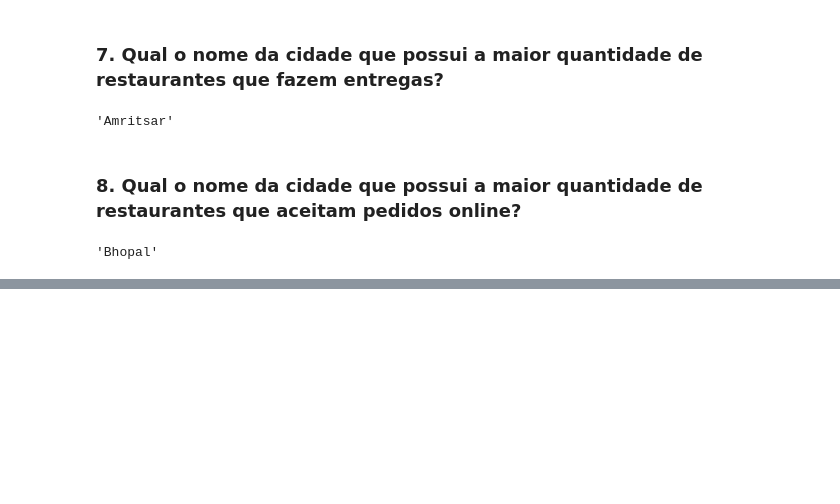
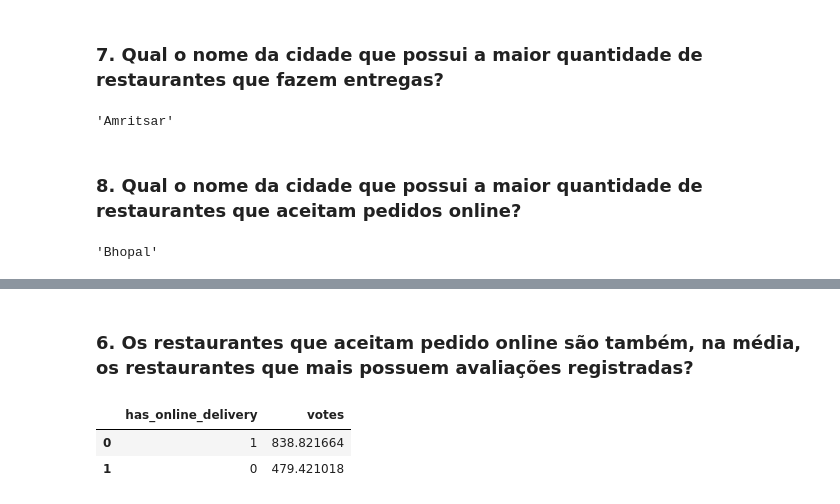
Before and after one commit to BrunnoChampZ/projeto-final-ftc, a Jupyter notebook: notebook/notebook.ipynb, the cells around one changed output, grey strips where cells are left out. Cells and saved outputs as stored; diff of their text form; code cells hidden in the pictures; blank space fills up the shorter version.

```diff
--- a/notebook/notebook.ipynb
+++ b/notebook/notebook.ipynb
@@ -638,0 +690,13 @@ df2.loc[:, "cuisines"].nunique()
+# %% [markdown]
+### 6. Os restaurantes que aceitam pedido online são também, na média, os restaurantes que mais possuem avaliações registradas?
+# %%
+# answering the question if the restaurants that has online delivery have a higher average rating
+(df2.loc[:, ['votes', 'has_online_delivery']]
+                                        .groupby('has_online_delivery')
+                                        .mean()
+                                        .sort_values('votes', ascending=False)
+                                        .reset_index())
+# %% [output]
+|  | has_online_delivery | votes |
+| 0 | 1 | 838.821664 |
+| 1 | 0 | 479.421018 |
```
Also changed, not shown: parts of 18 cells of this notebook.
